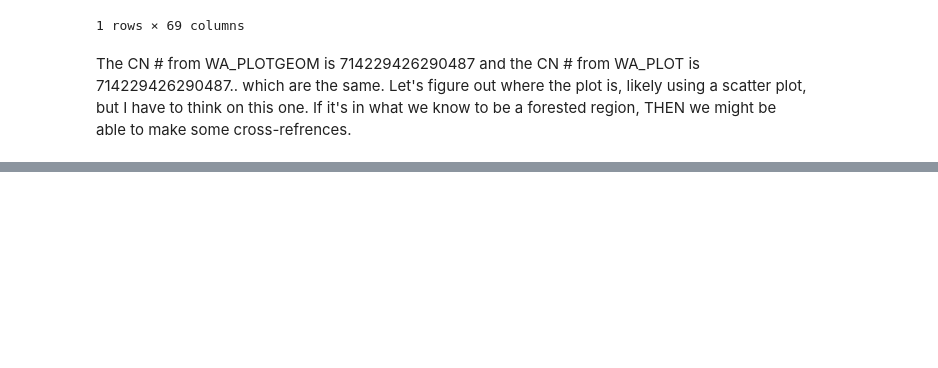
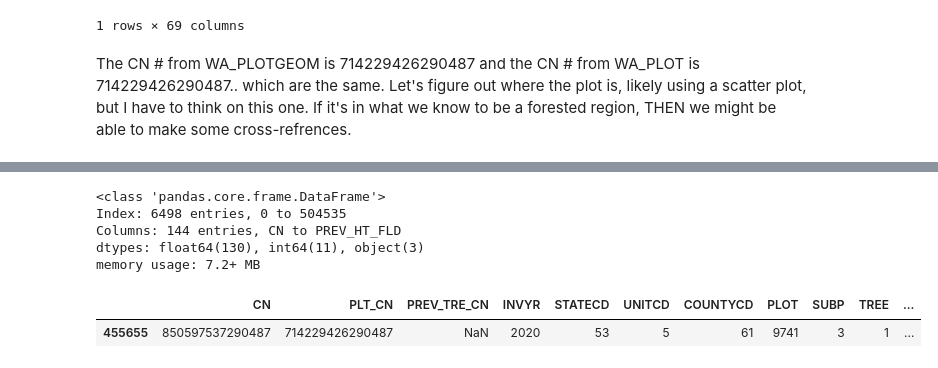
Before and after one commit to hbclad/Erdos_Trees, a Jupyter notebook: Data Analysis/Plot_goem_DA.ipynb, the cells around one changed output, grey strips where cells are left out. Cells and saved outputs as stored; diff of their text form; code cells hidden in the pictures; blank space fills up the shorter version.

```diff
--- a/Data Analysis/Plot_goem_DA.ipynb
+++ b/Data Analysis/Plot_goem_DA.ipynb
@@ -136,0 +141,2 @@ The CN # from WA_PLOTGEOM is 714229426290487 and the CN # from WA_PLOT is 714229
+# %%
+trees = pd.read_csv('/Users/ellapalacios/Downloads/tree_proj/data/WA_TREE.csv')
@@ -136,0 +155,4 @@ The CN # from WA_PLOTGEOM is 714229426290487 and the CN # from WA_PLOT is 714229
+# %%
+pd.options.display.max_columns = None
+trees.head()
+trees.info()
@@ -136,0 +165,2 @@ The CN # from WA_PLOTGEOM is 714229426290487 and the CN # from WA_PLOT is 714229
+# %%
+trees_refined = trees.drop_duplicates(subset = 'PLOT')
@@ -136,0 +175,9 @@ The CN # from WA_PLOTGEOM is 714229426290487 and the CN # from WA_PLOT is 714229
+# %%
+#dropping unnecessary columns to make doing what I'm currently trying to achieve far easier. List of dropped columns in the next python cell.
+trees_refined = trees_refined.drop(columns=['PREVCOND', 'SPGRPCD', 'DIAHTCD', 'HTCD', 'ACTUALHT', 'TREECLCD', 'CCLCD', 'TREEGRCD', 'DIACHECK',
+                            'SALVCD', 'UNCRCD', 'CPOSCD', 'CLIGHTCD', 'CVIGORCD', 'TREEHISTCD', 'CULLDEAD', 'CULLFORM', 'CULLMSTOP',
+                            'CULLBF', 'CULLCF', 'BFSND', 'CFSND', 'FORMCL', 'HTCALC', 'HTDMP', 'CYCLE', 'SUBCYCLE', 'VOLCSSND', 'DAMAGE_AGENT_CD1_SRS',
+                            'DAMAGE_AGENT_CD2_SRS', 'DAMAGE_AGENT_CD3_SRS', 'CULL_BF_ROTTEN', 'CULL_BF_ROTTEN_CD', 'CULL_BF_ROUGH', 'CULL_BF_ROUGH_CD',
+                            'P2A_GRM_FLG' ,'TREECLCD_31_NCRS', 'TREE_GRADE_NCRS', 'BOUGHS_AVAILABLE_NCRS', 'TREECLCD_31_NERS', 'AGENTCD_NERS',
+                            'BFSNDCD_NERS', 'AGECHKCD_RMRS', 'PREV_ACTUALHT_RMRS', 'PREV_AGECHKCD_RMRS', 'PREV_BHAGE_RMRS', 'PREV_HT_RMRS', 'PREV_TOTAGE_RMRS',
+                            'RADAGECD_RMRS', 'RADGRW_RMRS', 'VOLBSGRS', 'VOLBSNET', 'SAPLING_FUSIFORM_SRS'])
@@ -136,0 +200,17 @@ The CN # from WA_PLOTGEOM is 714229426290487 and the CN # from WA_PLOT is 714229
+# %%
+trees_refined.info() #dropped off like 50 columns, dataset size is down to 10% of the original size.
+# %% [output]
+<class 'pandas.core.frame.DataFrame'>
+Index: 6498 entries, 0 to 504535
+Columns: 144 entries, CN to PREV_HT_FLD
+dtypes: float64(130), int64(11), object(3)
+memory usage: 7.2+ MB
+# %%
+#plot.sort_values(by = 'PLOT')
+#plot.loc[plot['PLOT'] == 9741]
+
+trees_refined.sort_values(by  = 'PLOT')
+trees_refined.loc[trees_refined['PLOT'] == 9741]
+# %% [output]
+|  | CN | PLT_CN | PREV_TRE_CN | INVYR | STATECD | UNITCD | COUNTYCD | PLOT | SUBP | TREE | ... |
+| 455655 | 850597537290487 | 714229426290487 | NaN | 2020 | 53 | 5 | 61 | 9741 | 3 | 1 | ... |
```
Also changed, not shown: parts of 8 cells of this notebook.
